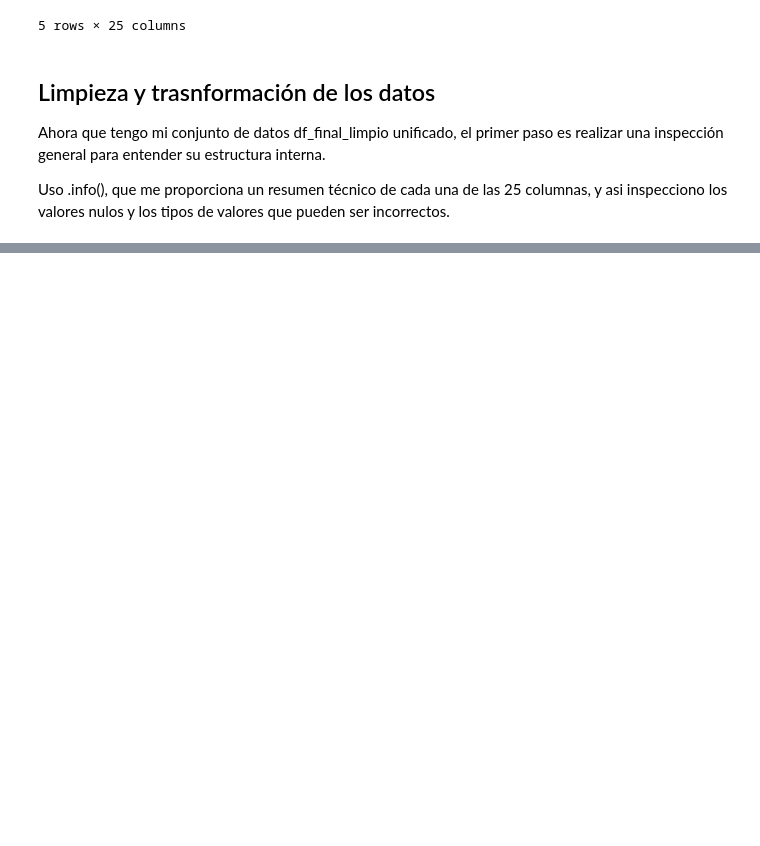
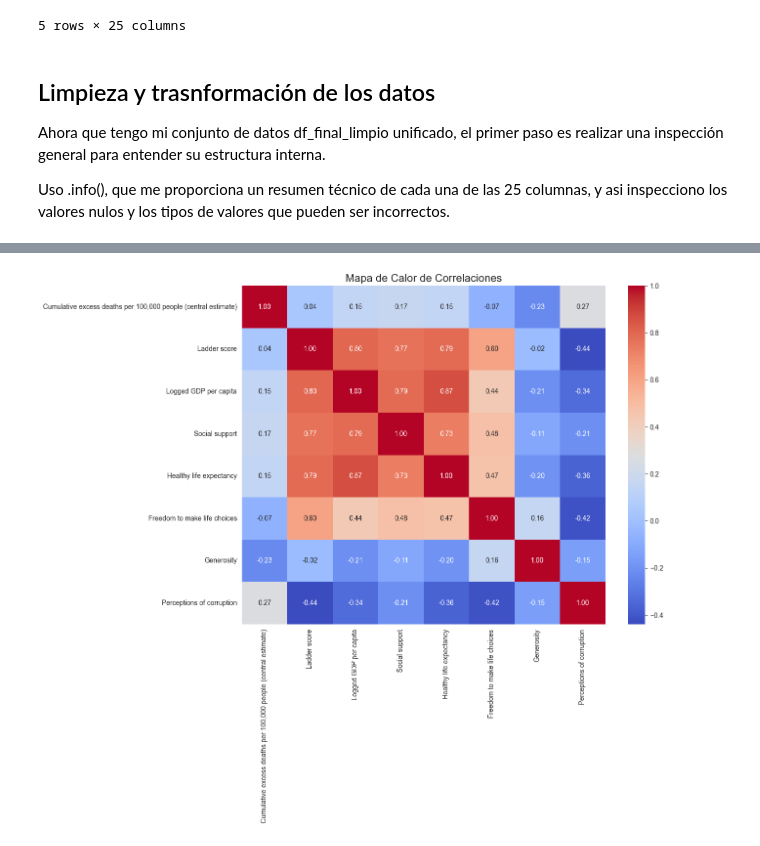
Before and after one commit to AnaGutier/Proyecto_final_Power, a Jupyter notebook: Program_EDA.ipynb, the cells around one changed output, grey strips where cells are left out. Saved outputs shown, nothing was run; the diff lists cells and outputs as text; code cells hidden in the pictures; blank space fills up the shorter version.

```diff
--- a/Program_EDA.ipynb
+++ b/Program_EDA.ipynb
@@ -171,0 +471,30 @@ memory usage: 56.4+ MB
+# %%
+# Para hacer una correlación con sentido, necesito un único valor por país.
+# Usao el mismo enfoque que en el gráfico de barras: el último dato disponible para cada país.
+df_snapshot = df_final_limpio.loc[df_final_limpio.groupby('Country name')['Day'].idxmax()]
+
+# Selecciono solo las columnas numéricas que me interesan para la correlación
+columnas_para_correlacion = [
+    'Cumulative excess deaths per 100,000 people (central estimate)',
+    'Ladder score', 'Logged GDP per capita', 'Social support',
+    'Healthy life expectancy', 'Freedom to make life choices', 'Generosity',
+    'Perceptions of corruption'
+]
+
+df_correlacion = df_snapshot[columnas_para_correlacion]
+
+# Calculo la matriz de correlación
+matriz_corr = df_correlacion.corr()
+
+# Creo el mapa de calor para visualizar la matriz
+plt.figure(figsize=(12, 9))
+sns.heatmap(
+    matriz_corr,
+    annot=True, # Añado los valores numéricos a cada celda
+    cmap='coolwarm', # Elijo una paleta de colores que diferencia bien positivos y negativos
+    fmt=".2f" # Formateo los números a dos decimales
+)
+plt.title('Mapa de Calor de Correlaciones', fontsize=16)
+plt.show()
+# %% [output]
+[figure, added]
```
Also changed, not shown: parts of 35 cells of this notebook, 1 other file.
